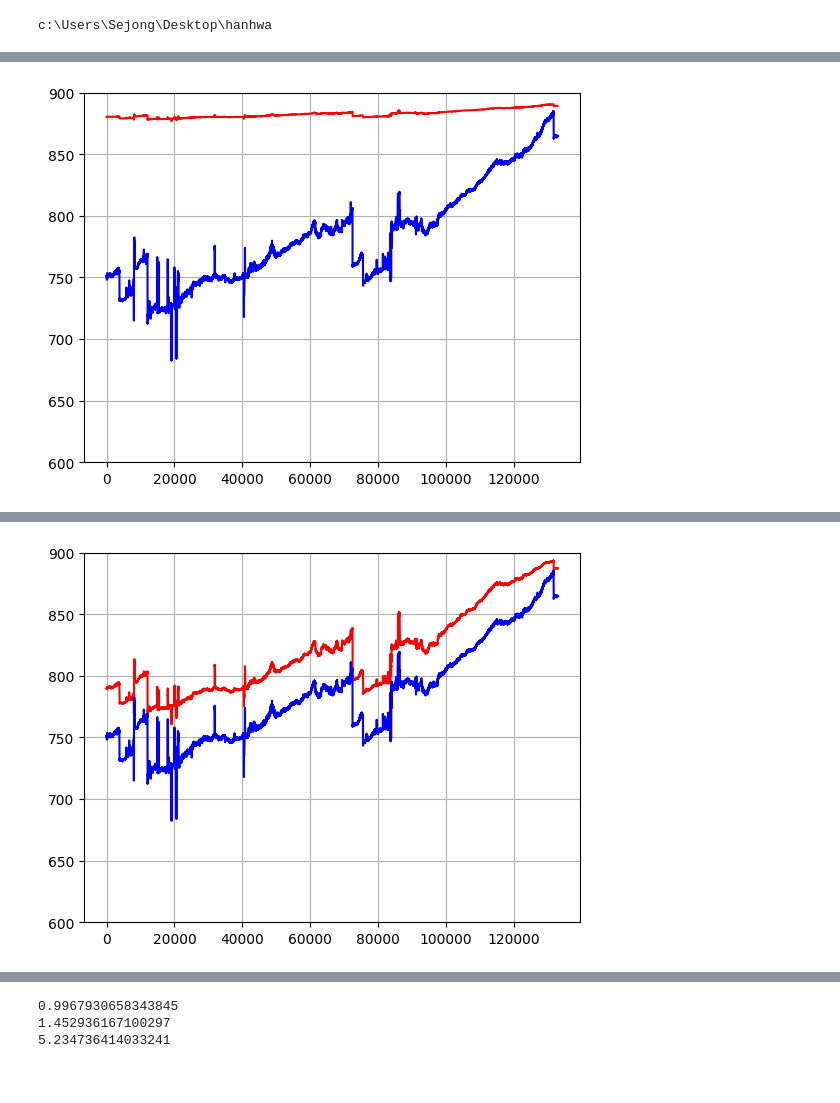
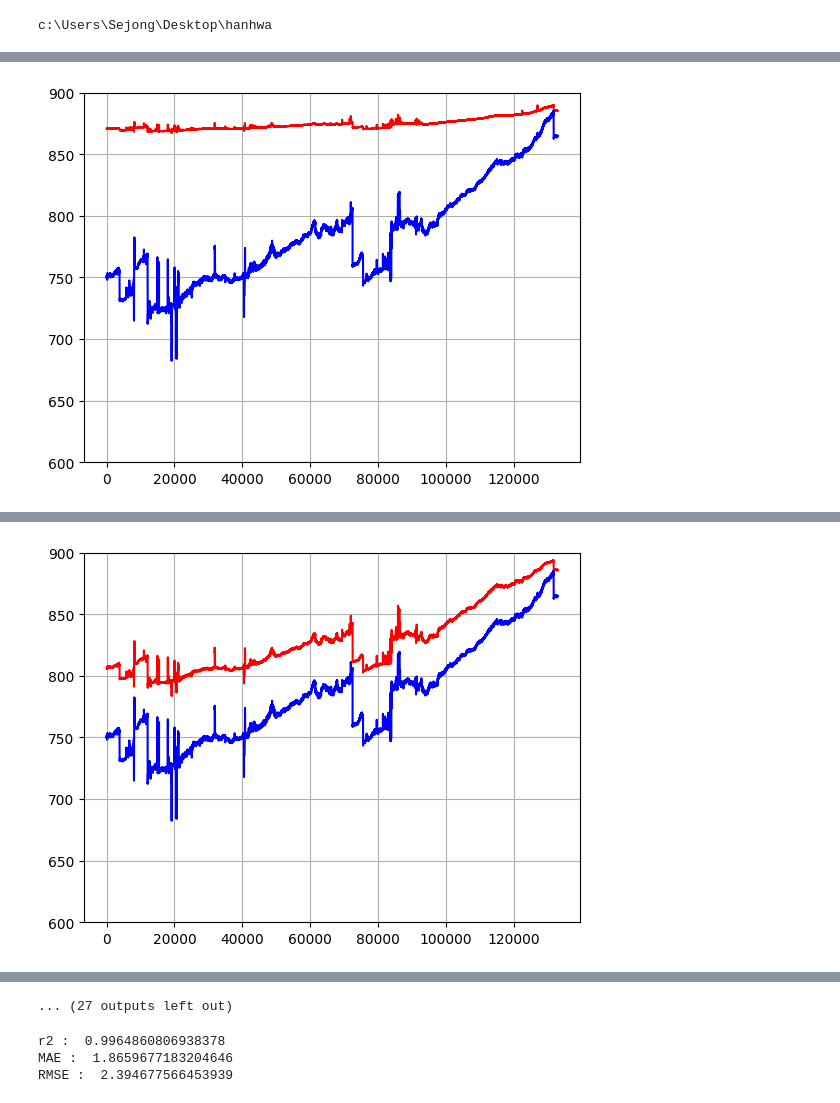
Before and after one commit to ksh914/hanhwa, a Jupyter notebook: model/transformer_singlestep_prediction_11_24.ipynb, the cells around one changed output, grey strips where cells are left out. Drawn from its saved outputs; the diff is of its cells as text; code cells hidden in the pictures.

```diff
--- a/model/transformer_singlestep_prediction_11_24.ipynb
+++ b/model/transformer_singlestep_prediction_11_24.ipynb
@@ -23,7 +23,7 @@ np.random.seed(0)
 #tgt = torch.rand((20, 32, 512)) # (T,N,E)
 #out = transformer_model(src, tgt)
 
-input_window = 50 # number of input steps
+input_window = 20 # number of input steps
 output_window = 1 # number of prediction steps, in this model its fixed to one
 block_len = input_window + output_window # for one input-output pair
 batch_size = 512
@@ -34,7 +34,7 @@ class PositionalEncoding(nn.Module):
     def __init__(self, d_model, max_len=5000):
         super(PositionalEncoding, self).__init__()
         pe = torch.zeros(max_len, d_model)
-        position = torch.arange(0, max_len, dtype=torch.float).unsqueeze(1)
+        position = torch.arange(max_len, dtype=torch.float).unsqueeze(1)
         # div_term = torch.exp(
         #     torch.arange(0, d_model, 2).float() * (-math.log(10000.0) / d_model)
         # )
@@ -118,6 +118,7 @@ def create_inout_sequences(input_data, input_window ,output_window):
 from sklearn.preprocessing import MinMaxScaler
 scaler_train = MinMaxScaler(feature_range=(0,1))
 scaler_test = MinMaxScaler(feature_range=(0,1))
+
 def get_data(df):
     # construct a littel toy dataset
     time        = np.arange(0, 400, 0.1)
@@ -367,2 +368,2 @@ for epoch in range(1, epochs + 1):
-[figure, old version]
+[figure, new version]
 -----------------------------------------------------------------------------------------
@@ -385,2 +386,2 @@ for epoch in range(1, epochs + 1):
-[figure, old version]
+[figure, new version]
 -----------------------------------------------------------------------------------------
@@ -407,3 +423,4 @@ for epoch in range(1, epochs + 1):
+... (27 outputs left out)
 # %%
 from sklearn.metrics import mean_absolute_error, mean_squared_error
 from sklearn.metrics import r2_score
@@ -411,6 +428,6 @@ print("r2 : ", r2_score(truth, test_result))
 print("MAE : ", mean_absolute_error(truth, test_result))
 print("RMSE : ", mean_squared_error(truth, test_result)**0.5)
 # %% [output]
-0.9967930658343845
-1.452936167100297
-5.234736414033241
+r2 :  0.9964860806938378
+MAE :  1.8659677183204646
+RMSE :  2.394677566453939
```
Also changed, not shown: parts of 1 cell of this notebook, 4 other files.
